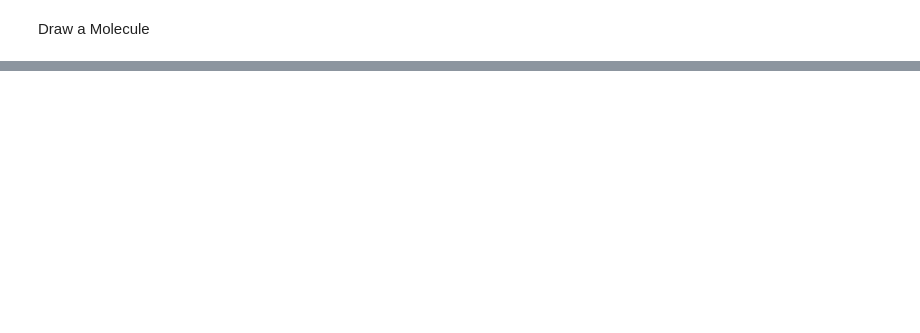
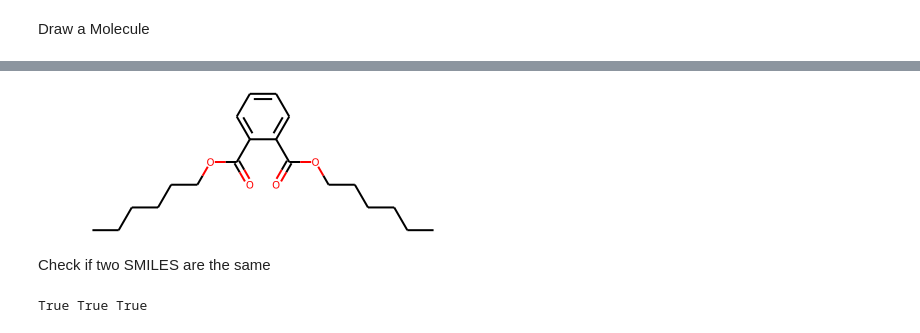
Before and after one commit to xwd0418/Spectre, a Jupyter notebook: notebooks/dataset_visualizing/rdkit_tools.ipynb, the cells around one changed output, grey strips where cells are left out. Saved outputs shown, nothing was run; the diff lists cells and outputs as text; code cells hidden in the pictures; blank space fills up the shorter version.

```diff
--- a/notebooks/dataset_visualizing/rdkit_tools.ipynb
+++ b/notebooks/dataset_visualizing/rdkit_tools.ipynb
@@ -13,0 +14,8 @@ mol
+# %%
+SMILES = "CCCCCCOC(=O)c1ccccc1C(=O)OCCCCCC"
+mol = Chem.MolFromSmiles(SMILES)
+mol
+# %% [output]
+[figure, added]
+# %% [markdown]
+Check if two SMILES are the same
@@ -13,0 +28,7 @@ mol
+# %%
+smiles_1 = "C[C@H](CCC(=O)NCCS(=O)(=O)O)[C@H]1CC[C@H]2[C@@H]3CC[C@@H]4C[C@H](O)CC[C@]4(C)[C@H]3CC[C@@]21C"
+smiles_2 = "C[C@H](CCC(=O)NCCS(=O)(=O)O)C1CCC2C3CCC4C[C@H](O)CC[C@]4(C)C3CC[C@@]21C"
+can_sm_1, can_sm_2 = canonical(smiles_1), canonical(smiles_2)
+print(can_sm_1 == can_sm_2, smiles_1 is not None, smiles_2 is not None)
+# %% [output]
+True True True
```
Also changed, not shown: parts of 3 cells of this notebook, 4 other files.
